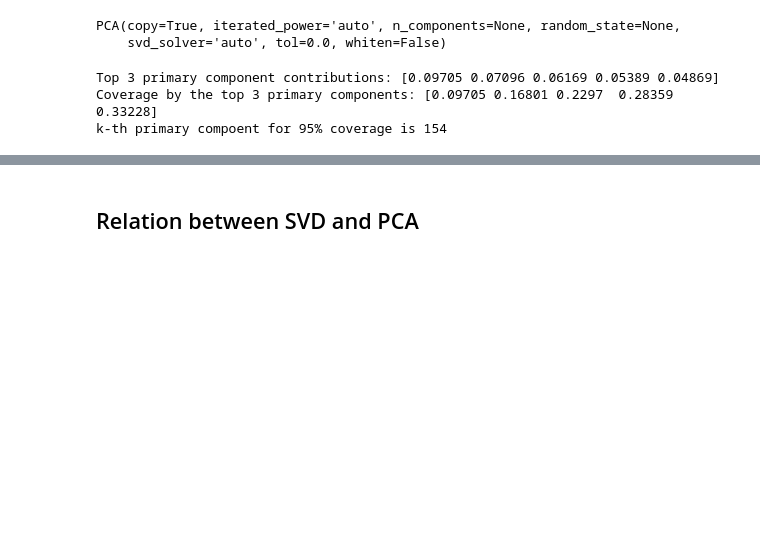
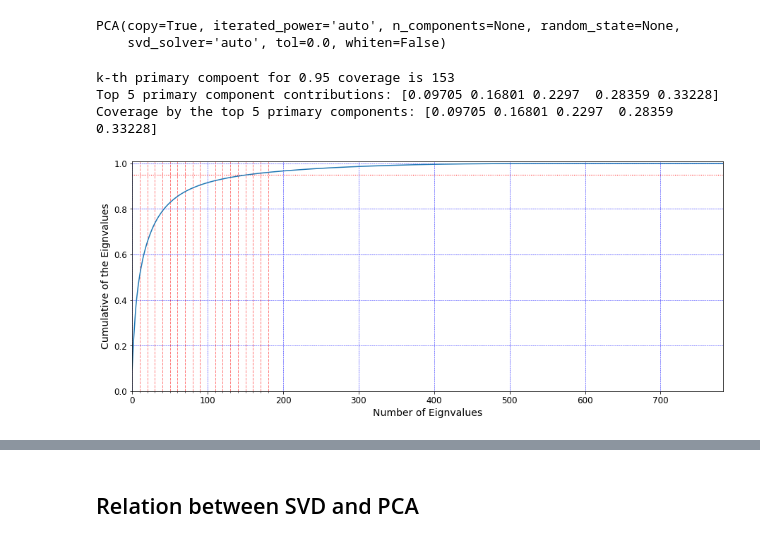
Before and after one commit to oonisim/Jupyter-Notebok, a Jupyter notebook: pca.ipynb, the cells around one changed output, grey strips where cells are left out. Cells and saved outputs as stored; diff of their text form; code cells hidden in the pictures; blank space fills up the shorter version.

```diff
--- a/pca.ipynb
+++ b/pca.ipynb
@@ -163,18 +187,25 @@ pca.fit(X_train)
 PCA(copy=True, iterated_power='auto', n_components=None, random_state=None,
     svd_solver='auto', tol=0.0, whiten=False)
 # %%
-contributions = pca.explained_variance_ratio_
-coverages = pca.explained_variance_ratio_.cumsum()
-k = np.argmax(coverages >= COVERAGE)
+contribution_cumulatives = pca.explained_variance_ratio_.cumsum()
 
-print("Top 3 primary component contributions: {}".
-      format(np.round(contributions[:5], decimals=5))
+plt.figure(figsize=(15, 6))
+plot_coverage(
+    contribution_cumulatives,
+    "Number of Eignvalues",
+    "Cumulative of the Eignvalues"
 )
-print("Coverage by the top 3 primary components: {}".
-      format(np.round(coverages[:5], decimals=5))
+
+k = np.argmax(contribution_cumulatives >= COVERAGE)
+
+print("Top 5 primary component contributions: {}".
+      format(np.round(contribution_cumulatives[:5], decimals=5))
 )
-print("k-th primary compoent for 95% coverage is {}".format(k + 1))
+print("Coverage by the top 5 primary components: {}".
+      format(np.round(contribution_cumulatives[:5], decimals=5))
+)
 # %% [output]
-Top 3 primary component contributions: [0.09705 0.07096 0.06169 0.05389 0.04869]
-Coverage by the top 3 primary components: [0.09705 0.16801 0.2297  0.28359 0.33228]
-k-th primary compoent for 95% coverage is 154
+k-th primary compoent for 0.95 coverage is 153
+Top 5 primary component contributions: [0.09705 0.16801 0.2297  0.28359 0.33228]
+Coverage by the top 5 primary components: [0.09705 0.16801 0.2297  0.28359 0.33228]
+[figure, added]
```
Also changed, not shown: parts of 14 cells of this notebook.
